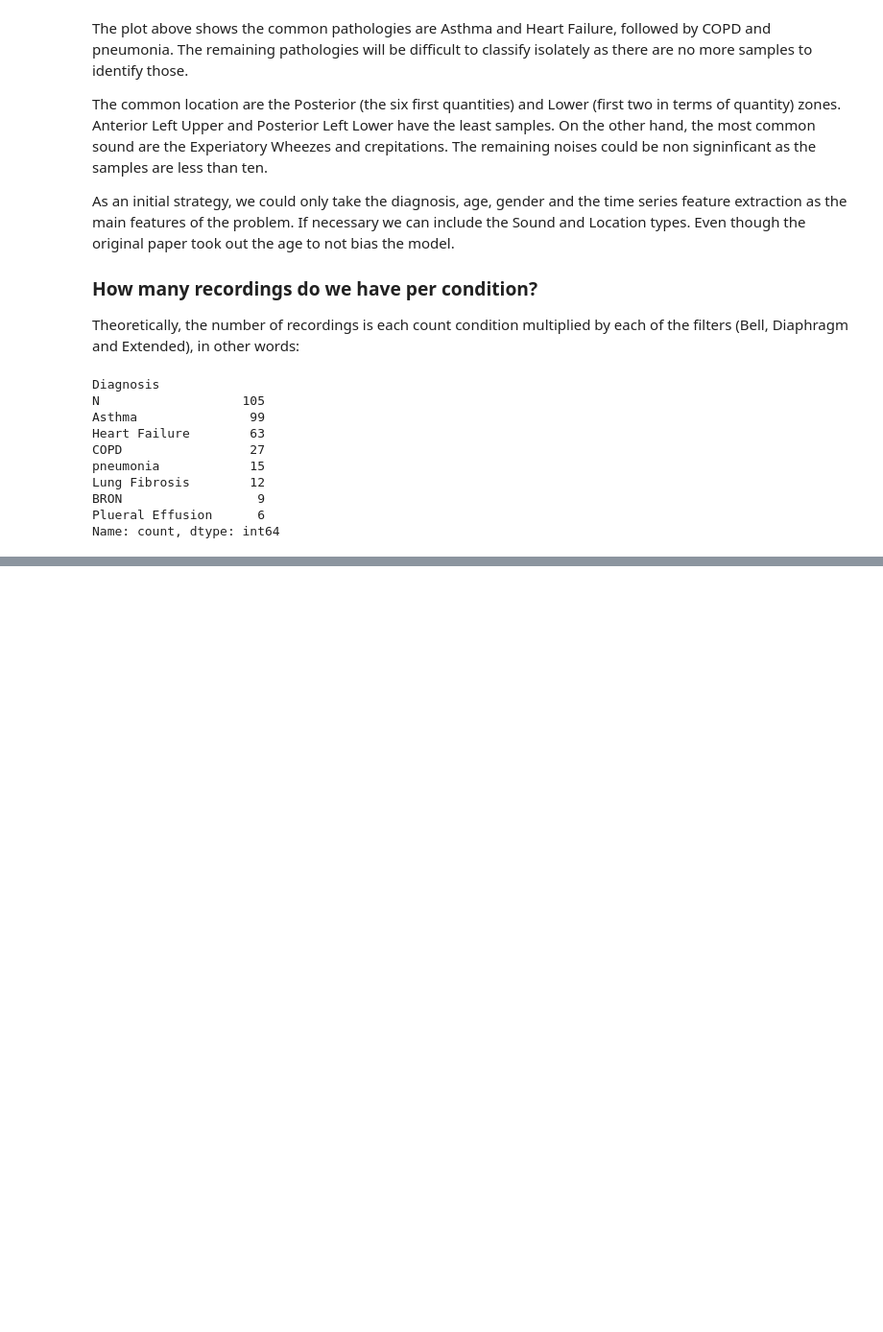
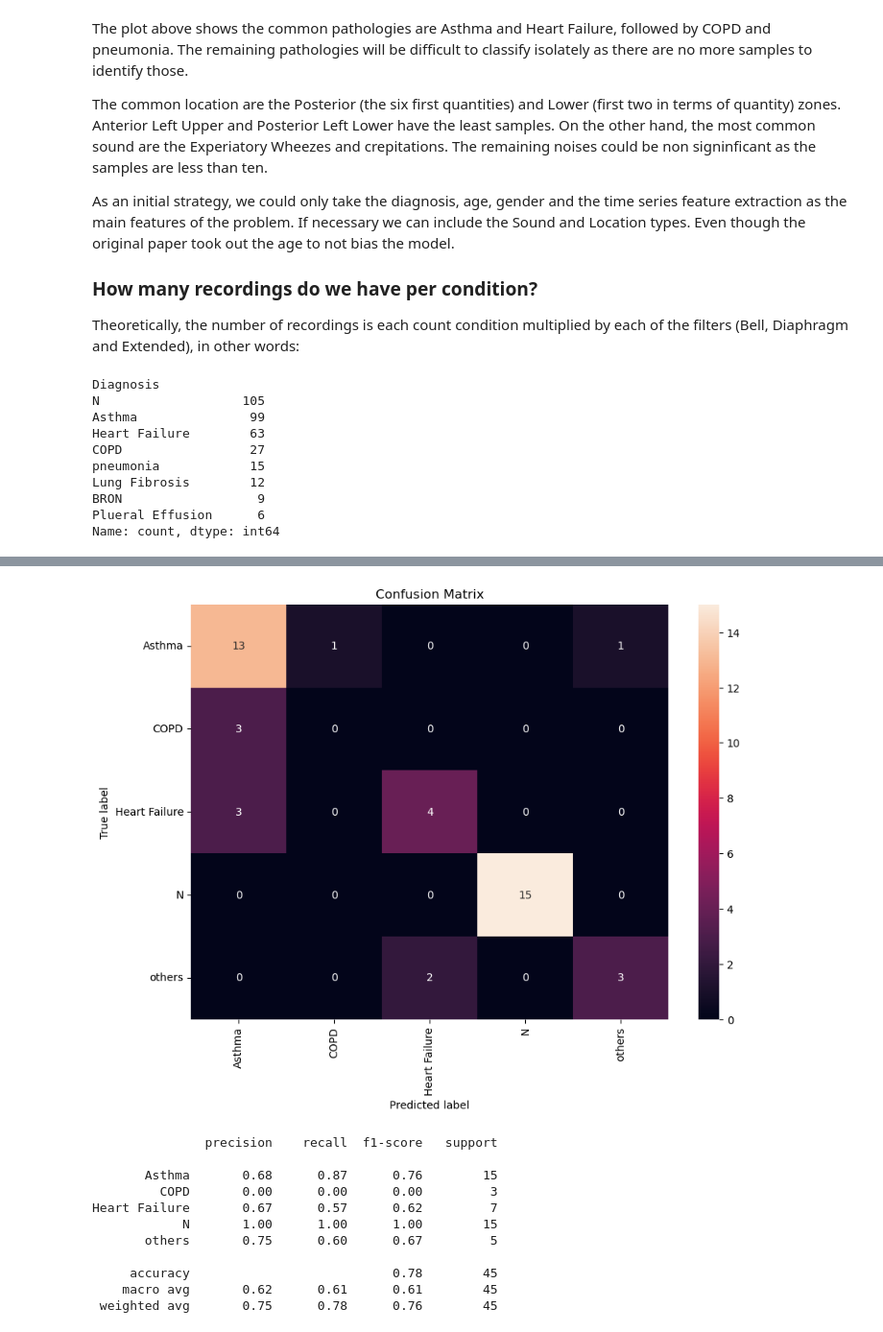
Before and after one commit to nikorose87/TechChallengeSamay, a Jupyter notebook: Notebooks/solution.ipynb, the cells around one changed output, grey strips where cells are left out. Shown at 96% size. Drawn from its saved outputs; the diff is of its cells as text; code cells hidden in the pictures; blank space fills up the shorter version.

```diff
--- a/Notebooks/solution.ipynb
+++ b/Notebooks/solution.ipynb
@@ -257,0 +439,20 @@ OSError: dlopen(/Users/sorryrobots/opt/anaconda3/envs/deeptools/lib/python3.9/si
+# %%
+from sklearn.model_selection import train_test_split
+from sklearn.preprocessing import LabelEncoder
+
+# Encode the target variable
+le = LabelEncoder()
+
+# Define the features and the target
+X = df_wide.drop(columns='Diagnosis')
+# Transform the categorical variables
+X['SoundType'] = le.fit_transform(X['SoundType'])
+X['Location'] = le.fit_transform(X['Location'])
+X['Gender'] = le.fit_transform(X['Gender'])
+# Encode the target variable
+y = le.fit_transform(df_wide['Diagnosis'])
+
+# Split the data into training and testing sets
+X_train, X_test, y_train, y_test = train_test_split(X, y, test_size=0.4)
+print(y_train)
+X_train.sample(5)
@@ -257,0 +530,40 @@ OSError: dlopen(/Users/sorryrobots/opt/anaconda3/envs/deeptools/lib/python3.9/si
+# %%
+from sklearn.metrics import confusion_matrix, classification_report
+import seaborn as sns
+import matplotlib.pyplot as plt
+
+# Predict the classes on the test set
+y_pred = opt.predict(X_test)
+
+# Convert the encoded labels back to their original form
+y_test_labels = le.inverse_transform(y_test)
+y_pred_labels = le.inverse_transform(y_pred)
+
+# Compute the confusion matrix
+cm = confusion_matrix(y_test_labels, y_pred_labels)
+
+# Plot the confusion matrix
+plt.figure(figsize=(10, 7))
+sns.heatmap(cm, annot=True, fmt='d')
+plt.title('Confusion Matrix')
+plt.ylabel('True label')
+plt.xlabel('Predicted label')
+plt.xticks(ticks=np.arange(len(le.classes_))+0.5, labels=le.classes_, rotation=90)
+plt.yticks(ticks=np.arange(len(le.classes_))+0.5, labels=le.classes_, rotation=0)
+plt.show()
+
+# Print the classification report
+print(classification_report(y_test_labels, y_pred_labels))
+# %% [output]
+[figure, added]
+               precision    recall  f1-score   support
+
+       Asthma       0.68      0.87      0.76        15
+         COPD       0.00      0.00      0.00         3
+Heart Failure       0.67      0.57      0.62         7
+            N       1.00      1.00      1.00        15
+       others       0.75      0.60      0.67         5
+
+     accuracy                           0.78        45
+    macro avg       0.62      0.61      0.61        45
+ weighted avg       0.75      0.78      0.76        45
```
Also changed, not shown: parts of 21 cells of this notebook.
